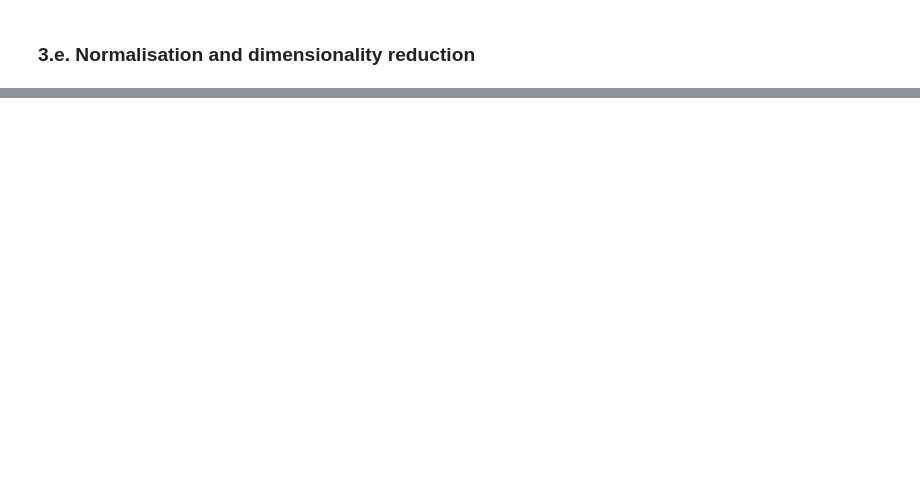
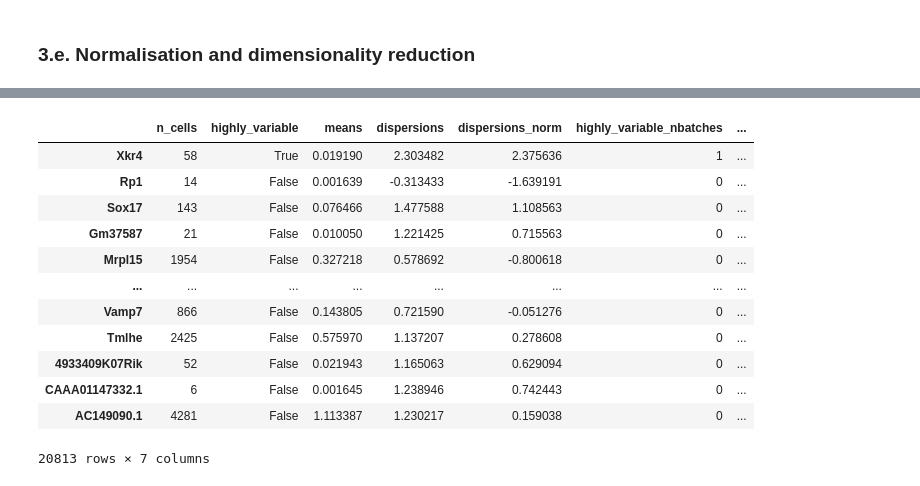
Before and after one commit to naultran/Tutorials_and_Workshops, a Jupyter notebook: SIVB/SIVBWorkshop2024.ipynb, the cells around one changed output, grey strips where cells are left out. Saved outputs shown, nothing was run; the diff lists cells and outputs as text; code cells hidden in the pictures; blank space fills up the shorter version.

```diff
--- a/SIVB/SIVBWorkshop2024.ipynb
+++ b/SIVB/SIVBWorkshop2024.ipynb
@@ -358,12 +363,22 @@ sc.set_figure_params(
 # %%
 # Create a dictionary with the data
 data = {
-    'path': ['./filtered_feature_bc_matrix'],
+    'path': ['./filtered_feature_bc_matrix'], # The location of the CellRanger output on the computer
     'biosample_id': ['L01'],
-    'species': ['Mouse'],
+    'donor_id': ['M001'],
+    'species': ['NCBITaxon_10090'],
+    'species__ontology_label': ['Mus musculus'],
+    'disease': ['PATO_0000461'],
+    'disease__ontology_label': ['Normal'],
+    'organ': ['UBERON_0002107'],
+    'organ__ontology_label': ['Liver'],
+    'library_preparation_protocol': ['EFO_0009922'],
+    'library_preparation_protocol__ontology_label': ["10x 3' v3"],
     'sex': ['Male'],
-    'tissue': ['Liver'],
 }
 
 # Create the DataFrame
 sample_details_df = pd.DataFrame(data)
+
+# Display the table
+display(sample_details_df)
@@ -409,0 +456,14 @@ WARNING: saving figure to file figures/violinviolin_plot.png
+# %%
+sc.pp.filter_cells(new_adata, min_genes=100)
+sc.pp.filter_genes(new_adata, min_cells=3)
+
+# filter for percent mito
+new_adata = new_adata[new_adata.obs['pct_counts_mt'] < 5, :]
+
+# Rerun the violin QC plots
+sc.pl.violin(new_adata,
+             keys=['n_genes_by_counts', 'total_counts','pct_counts_mt'],
+             jitter=0.4,
+             groupby='biosample_id', rotation=90,
+             save='filtered_violin_plot.png'
+             )
@@ -410,2 +473,10 @@ WARNING: saving figure to file figures/violinviolin_plot.png
 # %% [markdown]
 ### __3.e. Normalisation and dimensionality reduction__
+# %%
+# Saving count data
+new_adata.layers["counts"] = new_adata.X.copy()
+
+# Normalizing to median total counts
+sc.pp.normalize_total(new_adata)
+# Logarithmize the data
+sc.pp.log1p(new_adata)
@@ -411,0 +514,16 @@ WARNING: saving figure to file figures/violinviolin_plot.png
+# %%
+new_adata.var
+# %% [output]
+|  | n_cells | highly_variable | means | dispersions | dispersions_norm | highly_variable_nbatches | ... |
+| Xkr4 | 58 | True | 0.019190 | 2.303482 | 2.375636 | 1 | ... |
+| Rp1 | 14 | False | 0.001639 | -0.313433 | -1.639191 | 0 | ... |
+| Sox17 | 143 | False | 0.076466 | 1.477588 | 1.108563 | 0 | ... |
+| Gm37587 | 21 | False | 0.010050 | 1.221425 | 0.715563 | 0 | ... |
+| Mrpl15 | 1954 | False | 0.327218 | 0.578692 | -0.800618 | 0 | ... |
+| ... | ... | ... | ... | ... | ... | ... | ... |
+| Vamp7 | 866 | False | 0.143805 | 0.721590 | -0.051276 | 0 | ... |
+| Tmlhe | 2425 | False | 0.575970 | 1.137207 | 0.278608 | 0 | ... |
+| 4933409K07Rik | 52 | False | 0.021943 | 1.165063 | 0.629094 | 0 | ... |
+| CAAA01147332.1 | 6 | False | 0.001645 | 1.238946 | 0.742443 | 0 | ... |
+| AC149090.1 | 4281 | False | 1.113387 | 1.230217 | 0.159038 | 0 | ... |
+20813 rows × 7 columns
```
Also changed, not shown: parts of 43 cells of this notebook.
